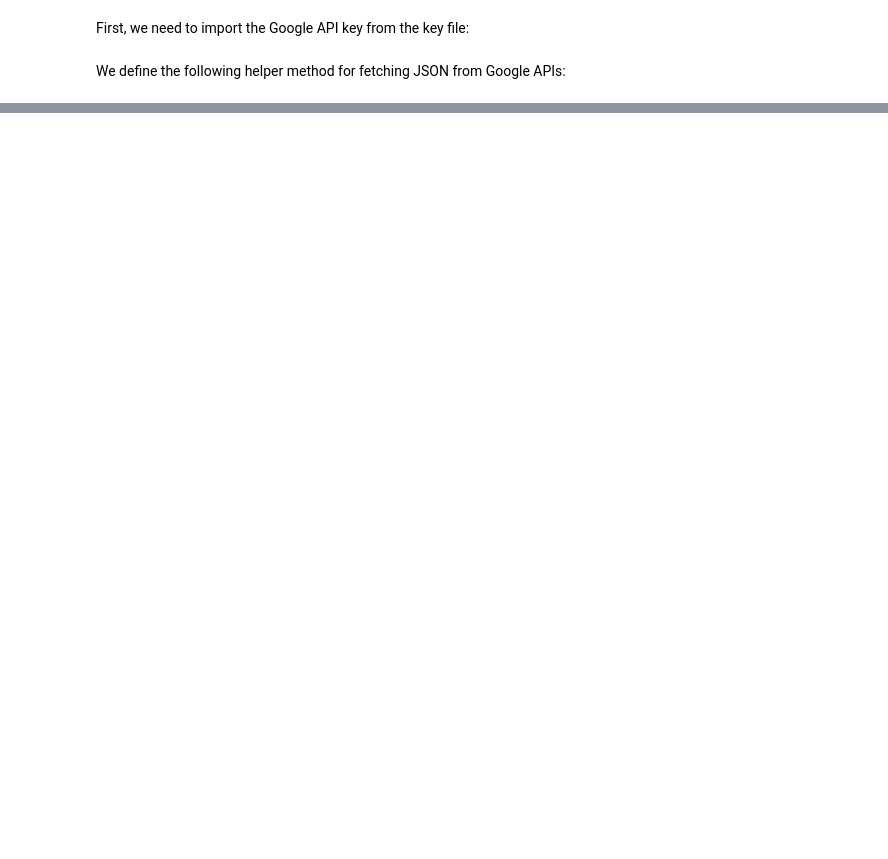
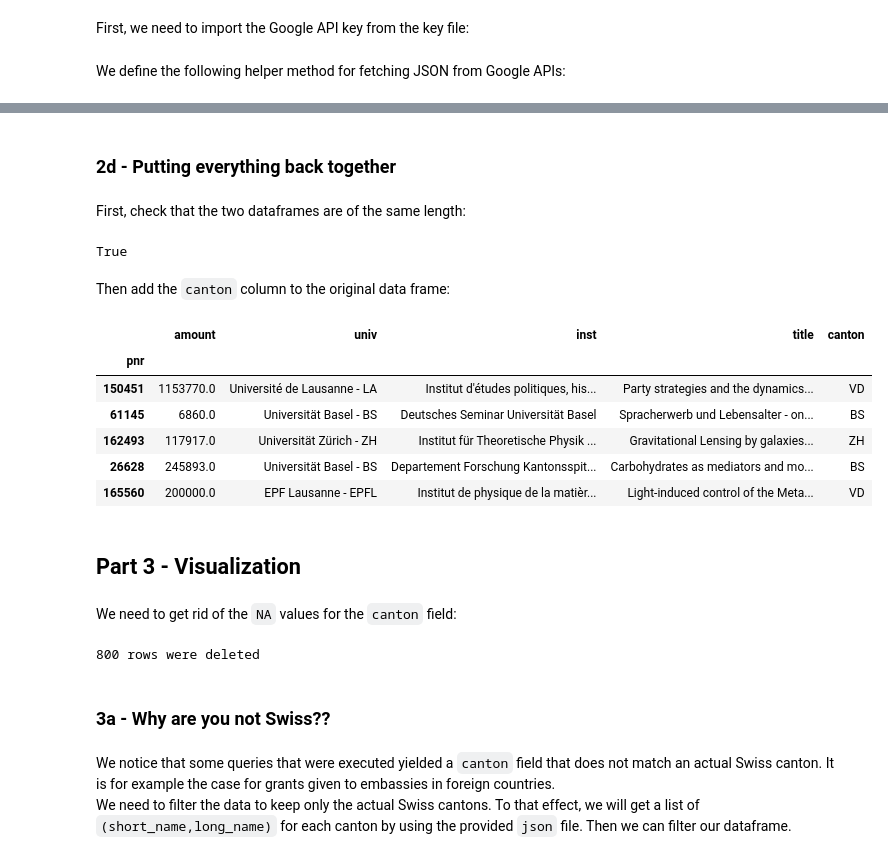
Before and after one commit to mukel/Homework, a Jupyter notebook: 03 - Interactive Viz/Hw3-Visualisation.ipynb, the cells around one changed output, grey strips where cells are left out. Drawn from its saved outputs; the diff is of its cells as text; code cells hidden in the pictures; blank space fills up the shorter version.

Commit message:
homework basically finished, still need to work on the color scale

```diff
--- a/03 - Interactive Viz/Hw3-Visualisation.ipynb
+++ b/03 - Interactive Viz/Hw3-Visualisation.ipynb
@@ -108,0 +121,5 @@ Vaud
+# %%
+def get_query(univ, inst):
+    ''' Returns the university if it is not a non-profit or private organization, the institution otherwise.
+    '''
+    return univ if univ not in ('NPO', 'FP', 'FINST') else inst
@@ -108,0 +190,8 @@ Vaud
+# %%
+cache = {}
+univs = data.univ.groupby(data.univ)
+
+for u in univs:
+    canton = get_canton(u[0], None, {})
+    if not canton == 'NA':
+        cache[u[0]] = canton
@@ -108,0 +215,10 @@ Vaud
+# %%
+if force_download:
+    cantons = pd.DataFrame(columns=('pnr', 'canton'))
+    cantons = cantons.set_index('pnr')
+
+    for r in data.itertuples(index=True):
+        cantons.loc[r[0]] = get_canton(r.univ, r.inst, cache)
+else:
+    cantons = pd.read_csv('data/out_cantons.csv', sep=';')
+    cantons = cantons.set_index('pnr')
@@ -108,0 +227,4 @@ Vaud
+# %%
+cantons = cantons.replace('NA', np.NaN)
+proportion = (len(cantons.dropna()) / len(cantons)) * 100
+print('%.2f' % proportion, '% of canton values are not null')
@@ -108,0 +238,35 @@ Vaud
+# %% [markdown]
+### 2d - Putting everything back together
+# %% [markdown]
+First, check that the two dataframes are of the same length:
+# %%
+len(data) == len(cantons)
+# %% [output]
+True
+# %% [markdown]
+Then add the `canton` column to the original data frame:
+# %%
+data_cantons = pd.concat([data, cantons], axis=1, join_axes=[data.index])
+data_cantons.sample(5)
+# %% [output]
+|  | amount | univ | inst | title | canton |
+| pnr |  |  |  |  |  |
+| 150451 | 1153770.0 | Université de Lausanne - LA | Institut d'études politiques, his... | Party strategies and the dynamics... | VD |
+| 61145 | 6860.0 | Universität Basel - BS | Deutsches Seminar Universität Basel | Spracherwerb und Lebensalter - on... | BS |
+| 162493 | 117917.0 | Universität Zürich - ZH | Institut für Theoretische Physik ... | Gravitational Lensing by galaxies... | ZH |
+| 26628 | 245893.0 | Universität Basel - BS | Departement Forschung Kantonsspit... | Carbohydrates as mediators and mo... | BS |
+| 165560 | 200000.0 | EPF Lausanne - EPFL | Institut de physique de la matièr... | Light-induced control of the Meta... | VD |
+# %% [markdown]
+## Part 3 - Visualization
+# %% [markdown]
+We need to get rid of the `NA` values for the `canton` field:
+# %%
+print(data_cantons.canton.isnull().sum(), 'rows were deleted')
+data_cantons = data_cantons.dropna()
+# %% [output]
+800 rows were deleted
+# %% [markdown]
+### 3a - Why are you not Swiss??
+# %% [markdown]
+We notice that some queries that were executed yielded a `canton` field that does not match an actual Swiss canton. It is for example the case for grants given to embassies in foreign countries. <br>
+We need to filter the data to keep only the actual Swiss cantons. To that effect, we will get a list of `(short_name,long_name)` for each canton by using the provided `json` file. Then we can filter our dataframe.
```
Also changed, not shown: parts of 51 cells of this notebook.
